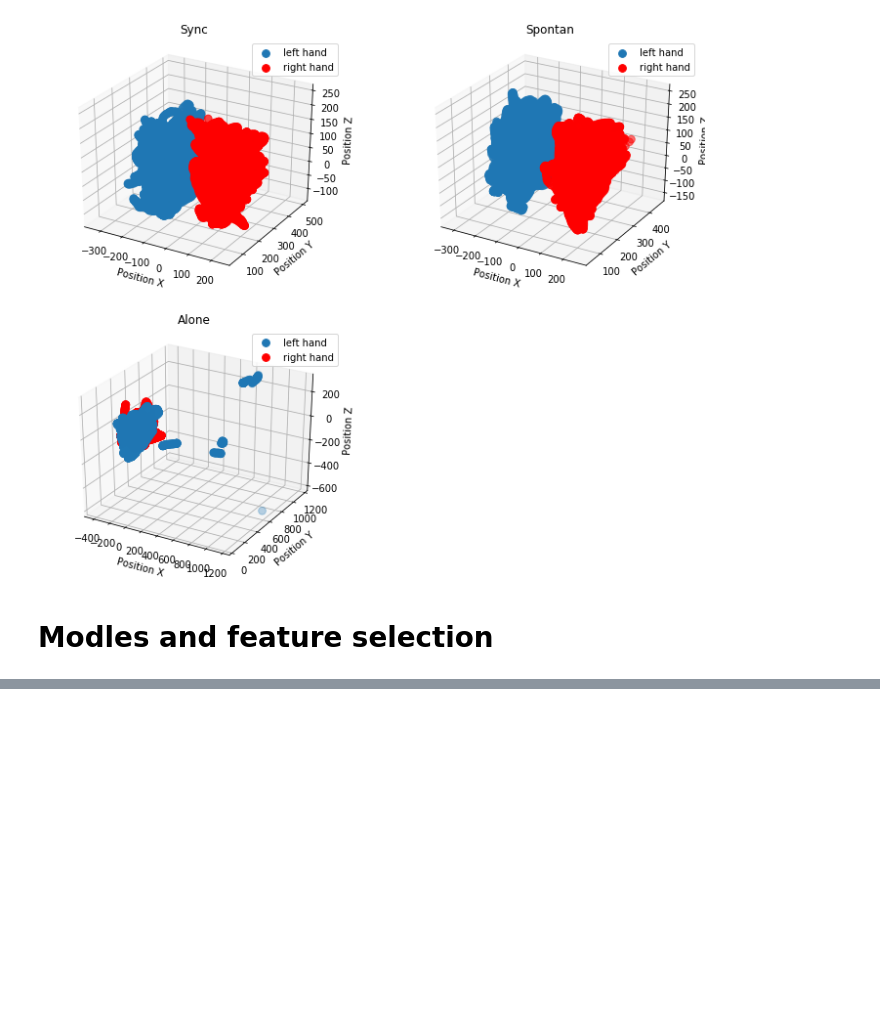
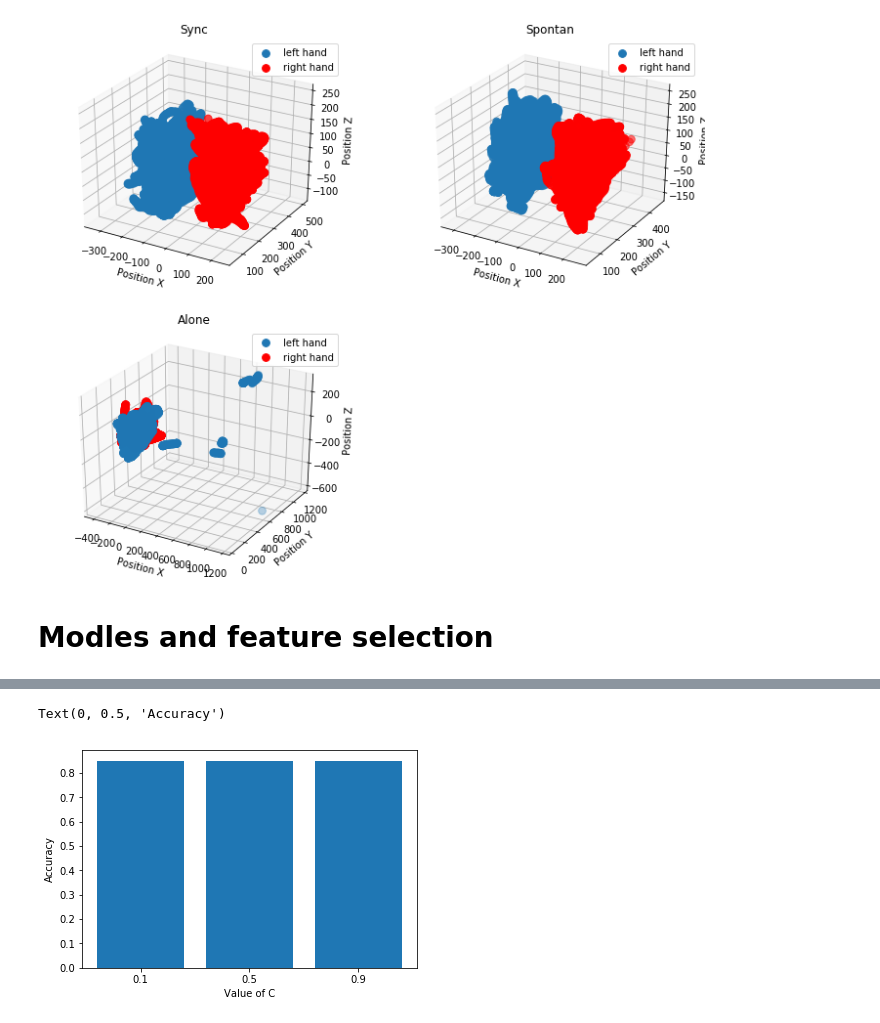
Before and after one commit to RoiPeleg/Datavis-project, a Jupyter notebook: hand recogntion.ipynb, the cells around one changed output, grey strips where cells are left out. Cells and saved outputs as stored; diff of their text form; code cells hidden in the pictures; blank space fills up the shorter version.

```diff
--- a/hand recogntion.ipynb
+++ b/hand recogntion.ipynb
@@ -291,10 +289,14 @@ Text(0, 0.5, 'Accuracy')
 # %%
-d_range = [0.1,0.2,0.3,0.4,0.5,0.6,0.7,0.8,0.9]
+d_range = [0.1,0.5,0.9]
 d_scores = []
 for d in d_range:
     lg = LogisticRegression(n_jobs=-1, penalty='l1',C=d)
     lg.fit(x_train, y_train)
     d_scores.append(lg.score(x_test,y_test))
-plt.bar(d_range, d_scores)
-plt.xlabel('Value of penalty')
+drange = ['0.1','0.5','0.9']
+plt.bar(drange, d_scores)
+plt.xlabel('Value of C')
 plt.ylabel('Accuracy')
+# %% [output]
+Text(0, 0.5, 'Accuracy')
+[figure, added]
```
Also changed, not shown: parts of 11 cells of this notebook.
